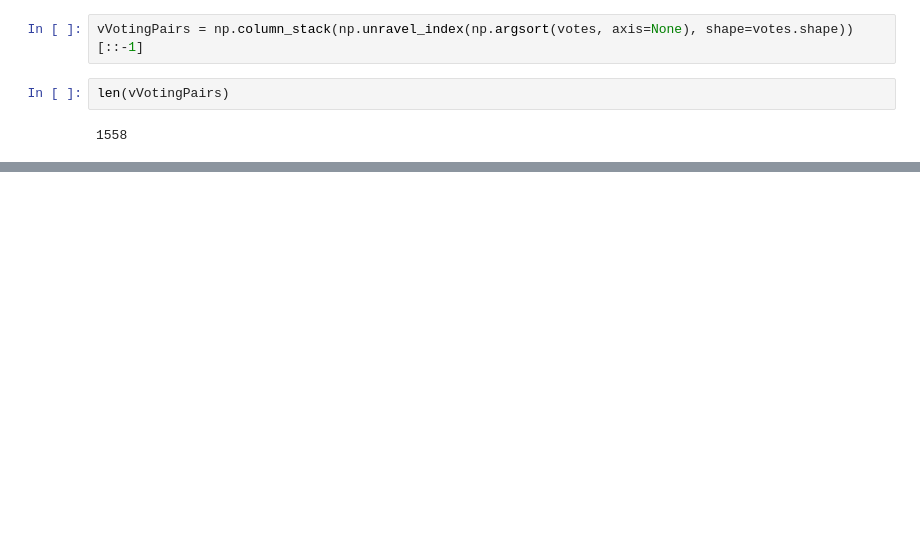
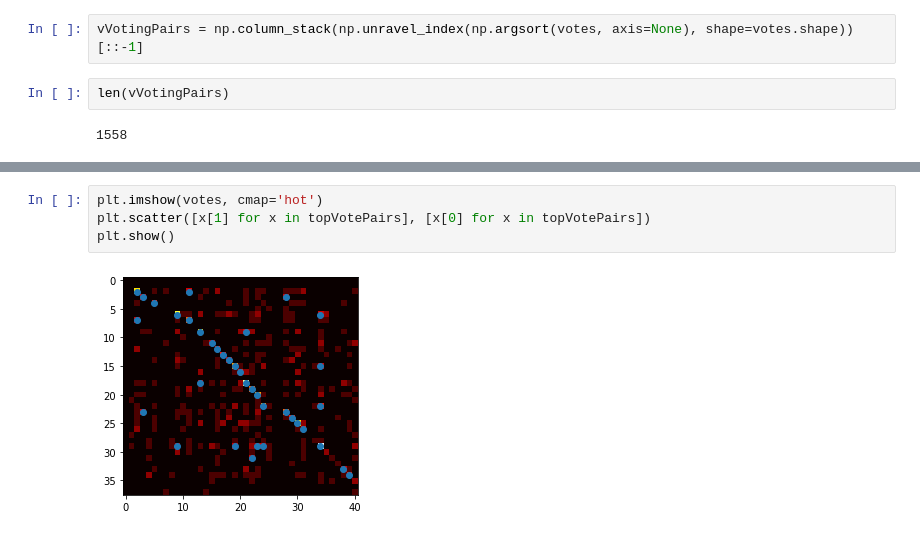
Before and after one commit to cygnus77/astrocam, a Jupyter notebook: fwhm/align.ipynb, the cells around one changed output, grey strips where cells are left out. Cells and saved outputs as stored; diff of their text form; blank space fills up the shorter version.

```diff
--- a/fwhm/align.ipynb
+++ b/fwhm/align.ipynb
@@ -145,3 +132,9 @@ topVotePairs = vVotingPairs[:idx]
+# %%
+plt.imshow(votes, cmap='hot')
+plt.scatter([x[1] for x in topVotePairs], [x[0] for x in topVotePairs])
+plt.show()
+# %% [output]
+[figure, added]
 # %%
 len(topVotePairs)
 # %% [output]
```
Also changed, not shown: parts of 16 cells of this notebook.
